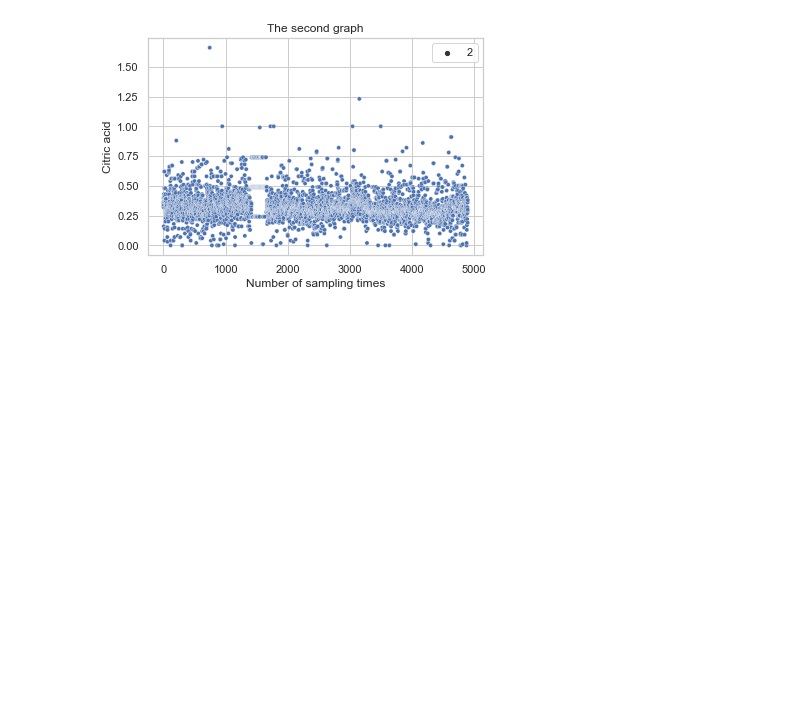
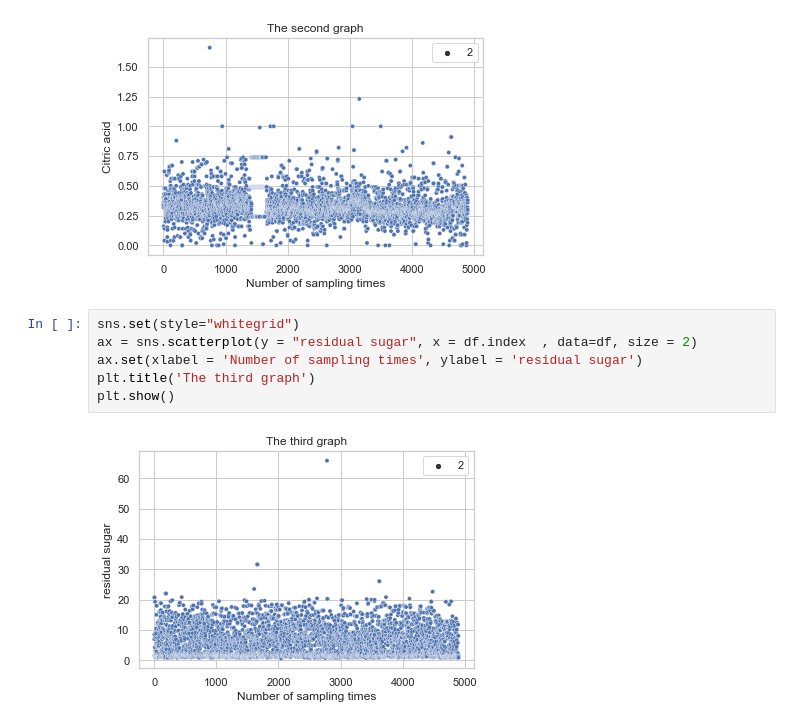
Before and after one commit to Vukhacson/WineQuality, a Jupyter notebook: 5LittleBees/Luong_dataexplore.ipynb, the cells around one changed output. Cells and saved outputs as stored; diff of their text form; blank space fills up the shorter version.

```diff
--- a/5LittleBees/Luong_dataexplore.ipynb
+++ b/5LittleBees/Luong_dataexplore.ipynb
@@ -94,3 +98,11 @@ plt.title('The second graph')
 plt.show()
 # %% [output]
 [figure]
+# %%
+sns.set(style="whitegrid")
+ax = sns.scatterplot(y = "residual sugar", x = df.index  , data=df, size = 2)
+ax.set(xlabel = 'Number of sampling times', ylabel = 'residual sugar')
+plt.title('The third graph')
+plt.show()
+# %% [output]
+[figure, added]
```
Also changed, not shown: parts of 15 cells of this notebook.
